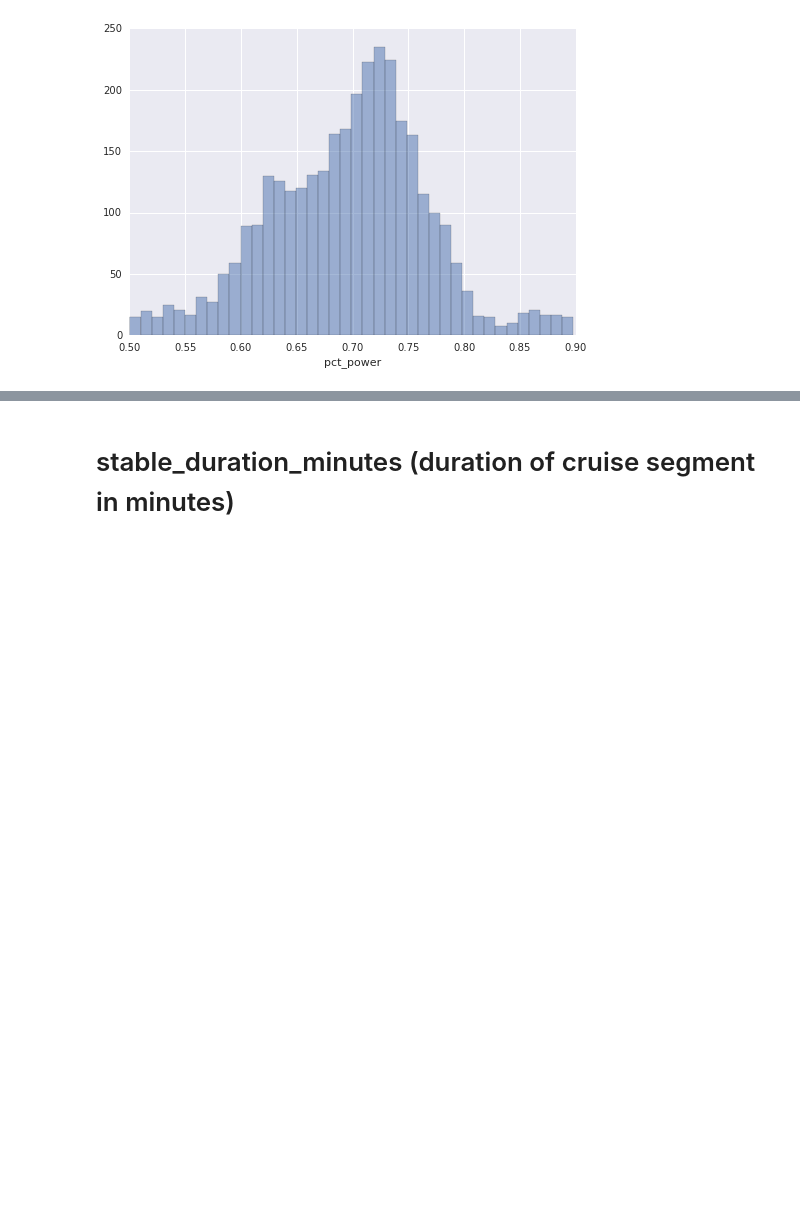
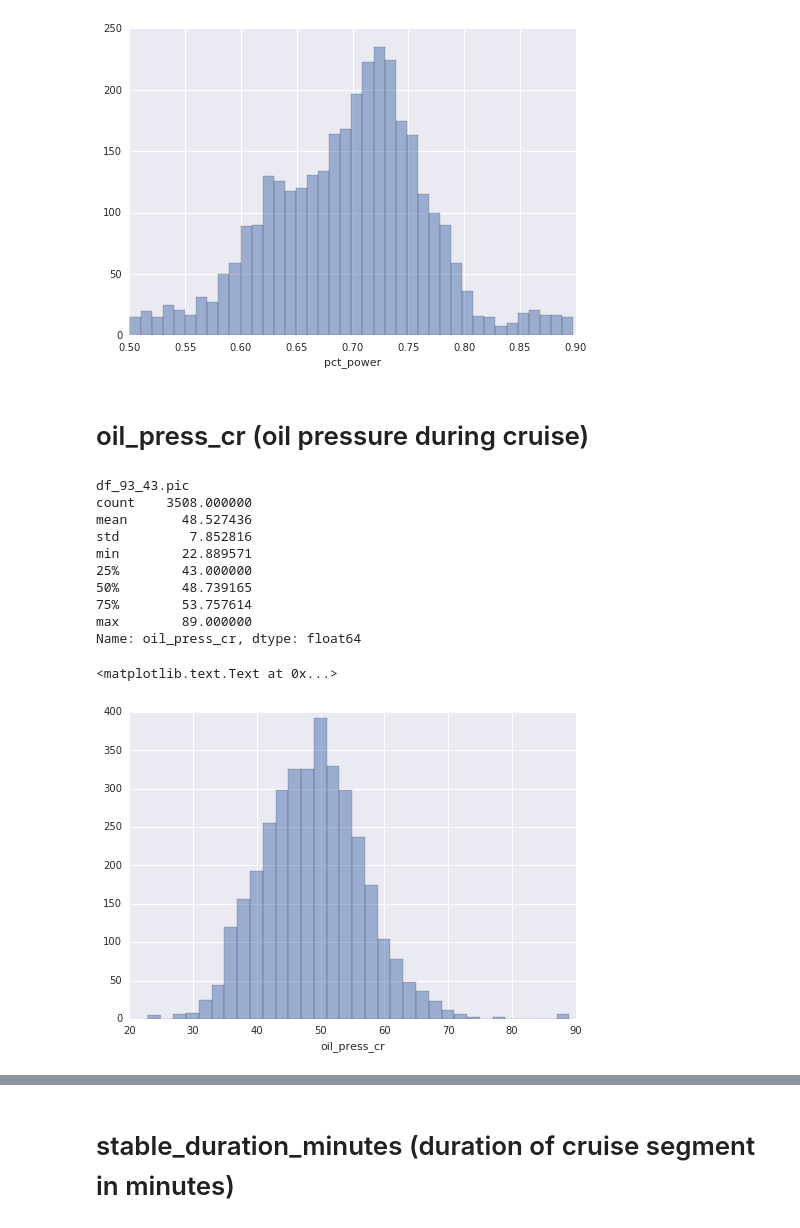
Before and after one commit to danklynn/sa-public, a Jupyter notebook: visualize C-210 (turbo), T210, TCM TSIO-520-R.ipynb, the cells around one changed output, grey strips where cells are left out. Drawn from its saved outputs; the diff is of its cells as text; code cells hidden in the pictures; blank space fills up the shorter version.

```diff
--- a/visualize C-210 (turbo), T210, TCM TSIO-520-R.ipynb
+++ b/visualize C-210 (turbo), T210, TCM TSIO-520-R.ipynb
@@ -423,3 +423,34 @@ max         0.897619
 Name: pct_power, dtype: float64
 <matplotlib.text.Text at 0x...>
 [figure]
+# %% [markdown]
+# oil_press_cr (oil pressure during cruise)
+# %%
+dataframe = flights_dataframe
+
+# fill these in:
+column_name_str = "oil_press_cr"
+upper_limit = 90
+lower_limit = 20
+
+cond1 = ( dataframe.loc[:,column_name_str] < upper_limit )
+cond2 = ( dataframe.loc[:,column_name_str] > lower_limit )
+df = dataframe[ cond1 & cond2 ][column_name_str]
+
+print file_name
+print df.describe()
+df.hist(bins=33, alpha=.5)
+plt.xlabel(column_name_str)
+# %% [output]
+df_93_43.pic
+count    3508.000000
+mean       48.527436
+std         7.852816
+min        22.889571
+25%        43.000000
+50%        48.739165
+75%        53.757614
+max        89.000000
+Name: oil_press_cr, dtype: float64
+<matplotlib.text.Text at 0x...>
+[figure, added]
```
Also changed, not shown: parts of 2 cells of this notebook.
